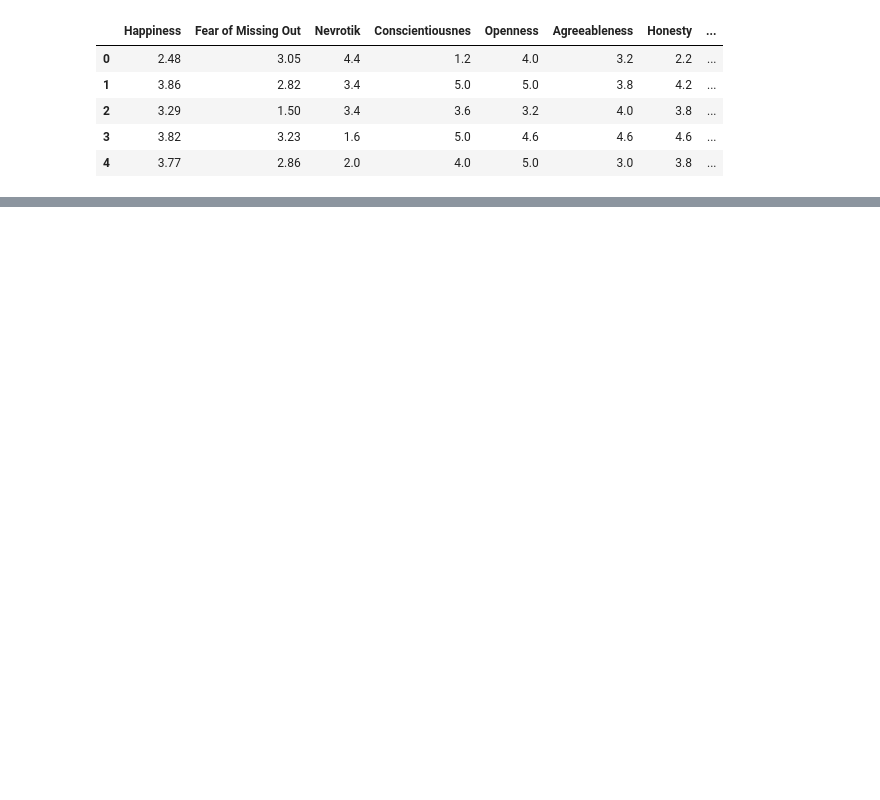
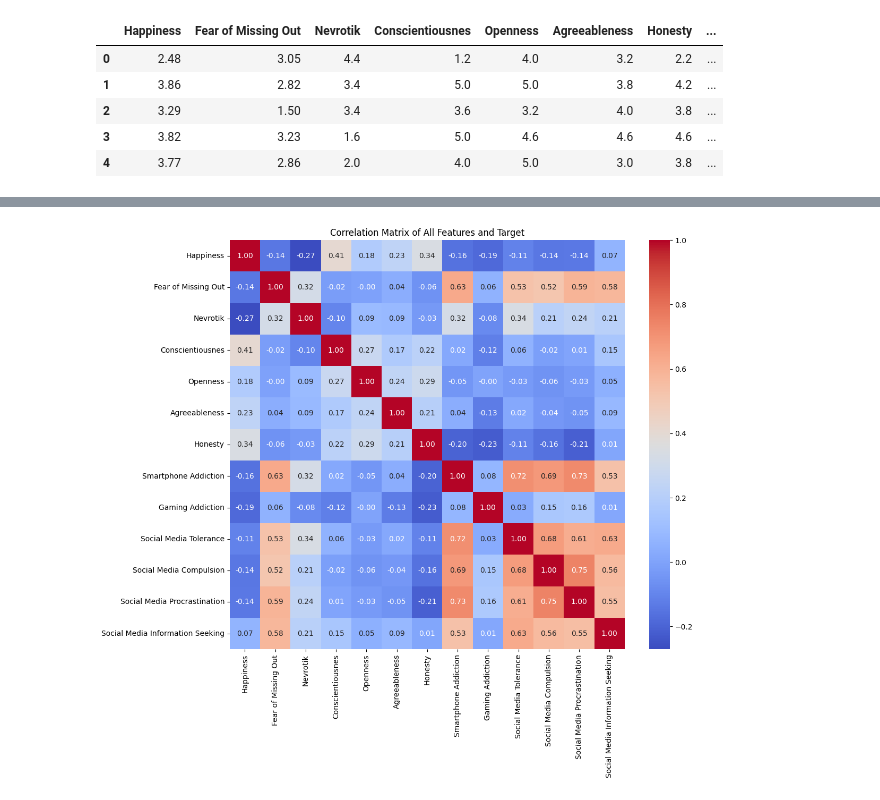
Before and after one commit to ErdemKilci/MentalHealth, a Jupyter notebook: Screen_Time_and_Mental_Health.ipynb, the cells around one changed output, grey strips where cells are left out. Drawn from its saved outputs; the diff is of its cells as text; code cells hidden in the pictures; blank space fills up the shorter version.

```diff
--- a/Screen_Time_and_Mental_Health.ipynb
+++ b/Screen_Time_and_Mental_Health.ipynb
@@ -205,0 +299,16 @@ Cross-validation MSE: [-0.31830642 -0.21997996 -0.19146439 -0.1889733  -0.324733
+# %%
+import seaborn as sns
+
+# 2. Select features and target variable (include all features here)
+features_and_target = df.columns  # Includes all columns, including 'Happiness'
+
+# 3. Create the correlation matrix
+corr_matrix_all = df[features_and_target].corr()
+
+# 4. Visualize the correlation matrix with a heatmap
+plt.figure(figsize=(12, 10))  # Adjust figure size as needed
+sns.heatmap(corr_matrix_all, annot=True, cmap='coolwarm', fmt=".2f")
+plt.title("Correlation Matrix of All Features and Target")
+plt.show()
+# %% [output]
+[figure, added]
```
Also changed, not shown: parts of 27 cells of this notebook.
